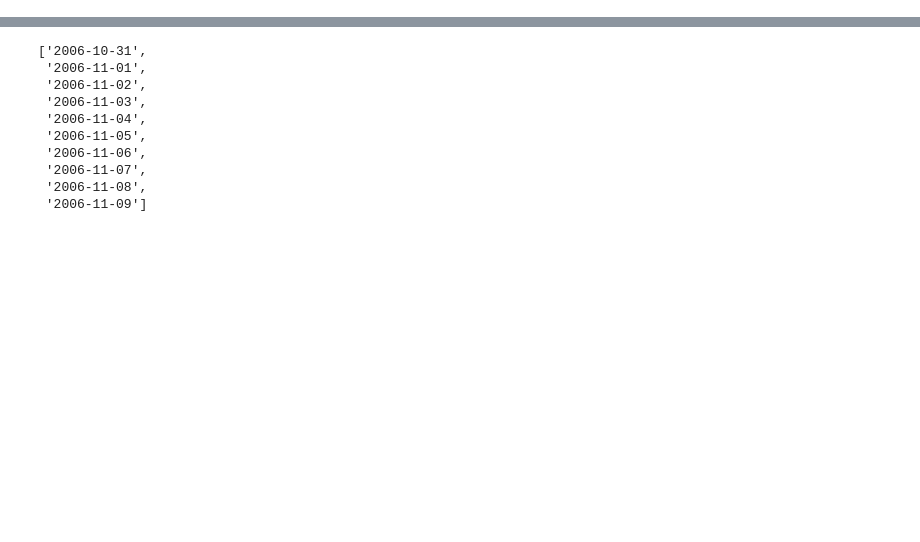
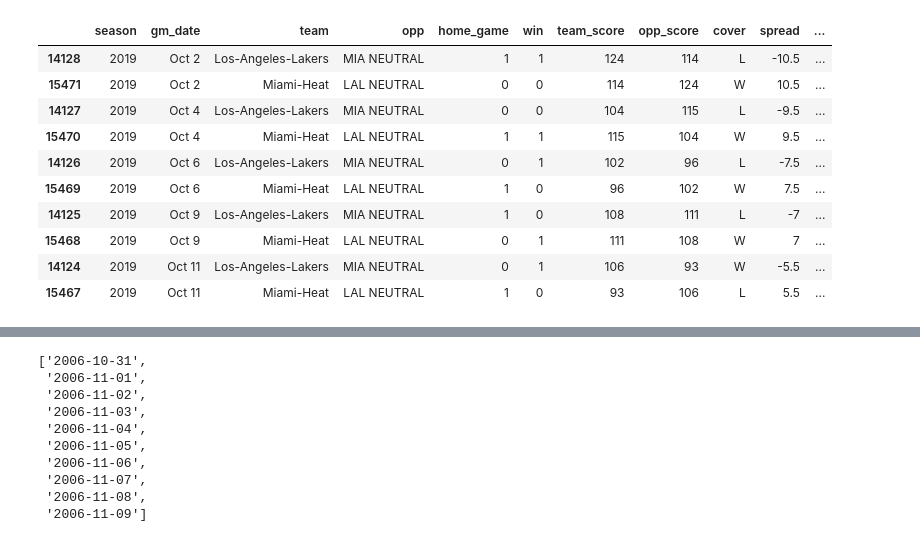
Before and after one commit to jnish23/NBA_Model, a Jupyter notebook: notebooks/ScrapingBettingLinesSelenium.ipynb, the cells around one changed output, grey strips where cells are left out. Saved outputs shown, nothing was run; the diff lists cells and outputs as text; code cells hidden in the pictures; blank space fills up the shorter version.

```diff
--- a/notebooks/ScrapingBettingLinesSelenium.ipynb
+++ b/notebooks/ScrapingBettingLinesSelenium.ipynb
@@ -16,0 +352,16 @@ from nba_api.stats.library.parameters import SeasonAll
+# %%
+unusual_dates = ['Oct 11', 'Oct 9', 'Oct 6', 'Oct 4', 'Oct 2']
+
+df.loc[(df['gm_date'].isin(unusual_dates))]
+# %% [output]
+|  | season | gm_date | team | opp | home_game | win | team_score | opp_score | cover | spread | ... |
+| 14128 | 2019 | Oct 2 | Los-Angeles-Lakers | MIA NEUTRAL | 1 | 1 | 124 | 114 | L | -10.5 | ... |
+| 15471 | 2019 | Oct 2 | Miami-Heat | LAL NEUTRAL | 0 | 0 | 114 | 124 | W | 10.5 | ... |
+| 14127 | 2019 | Oct 4 | Los-Angeles-Lakers | MIA NEUTRAL | 0 | 0 | 104 | 115 | L | -9.5 | ... |
+| 15470 | 2019 | Oct 4 | Miami-Heat | LAL NEUTRAL | 1 | 1 | 115 | 104 | W | 9.5 | ... |
+| 14126 | 2019 | Oct 6 | Los-Angeles-Lakers | MIA NEUTRAL | 0 | 1 | 102 | 96 | L | -7.5 | ... |
+| 15469 | 2019 | Oct 6 | Miami-Heat | LAL NEUTRAL | 1 | 0 | 96 | 102 | W | 7.5 | ... |
+| 14125 | 2019 | Oct 9 | Los-Angeles-Lakers | MIA NEUTRAL | 1 | 0 | 108 | 111 | L | -7 | ... |
+| 15468 | 2019 | Oct 9 | Miami-Heat | LAL NEUTRAL | 0 | 1 | 111 | 108 | W | 7 | ... |
+| 14124 | 2019 | Oct 11 | Los-Angeles-Lakers | MIA NEUTRAL | 0 | 1 | 106 | 93 | W | -5.5 | ... |
+| 15467 | 2019 | Oct 11 | Miami-Heat | LAL NEUTRAL | 1 | 0 | 93 | 106 | L | 5.5 | ... |
```
Also changed, not shown: parts of 34 cells of this notebook, 38 other files.
